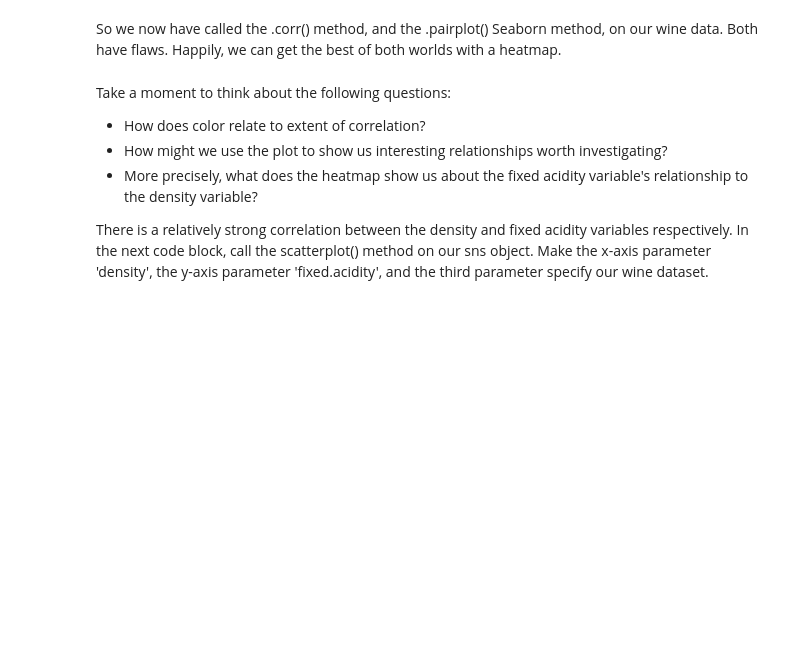
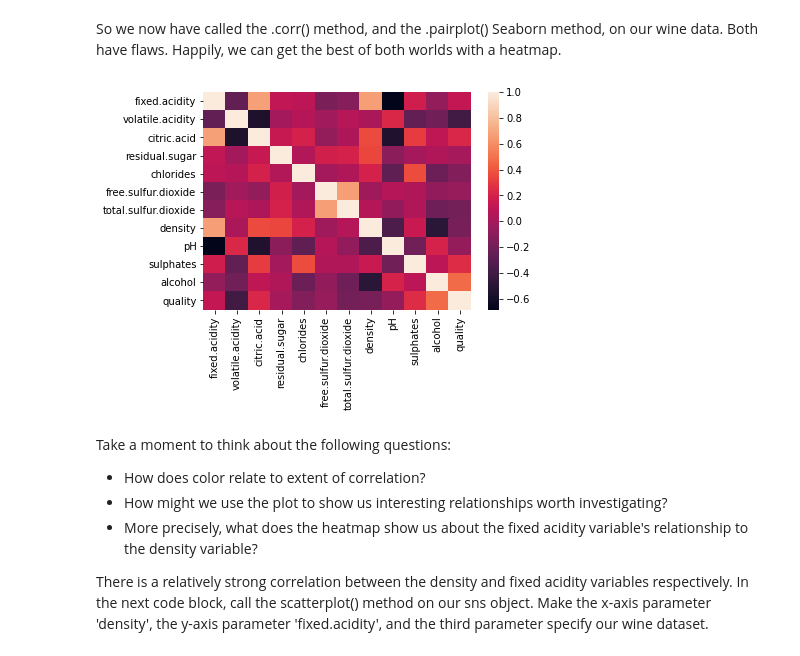
Before and after one commit to Khalif81/RedWinePrediction, a Jupyter notebook: Springboard Regression Case Study - the Red Wine Dataset - Tier 3_KhalifOliver.ipynb, the cells around one changed output. Cells and saved outputs as stored; diff of their text form; code cells hidden in the pictures; blank space fills up the shorter version.

```diff
--- a/Springboard Regression Case Study - the Red Wine Dataset - Tier 3_KhalifOliver.ipynb
+++ b/Springboard Regression Case Study - the Red Wine Dataset - Tier 3_KhalifOliver.ipynb
@@ -238,7 +241,9 @@ Here's a couple things you might have noticed:
 So we now have called the .corr() method, and the .pairplot() Seaborn method, on our wine data. Both have flaws. Happily, we can get the best of both worlds with a heatmap.
 # %%
 # Make a heatmap of the data
-_ _ _
+_ = sns.heatmap(df.corr());
+# %% [output]
+[figure, added]
 # %% [markdown]
 Take a moment to think about the following questions:
 - How does color relate to extent of correlation?
```
Also changed, not shown: parts of 8 cells of this notebook.
